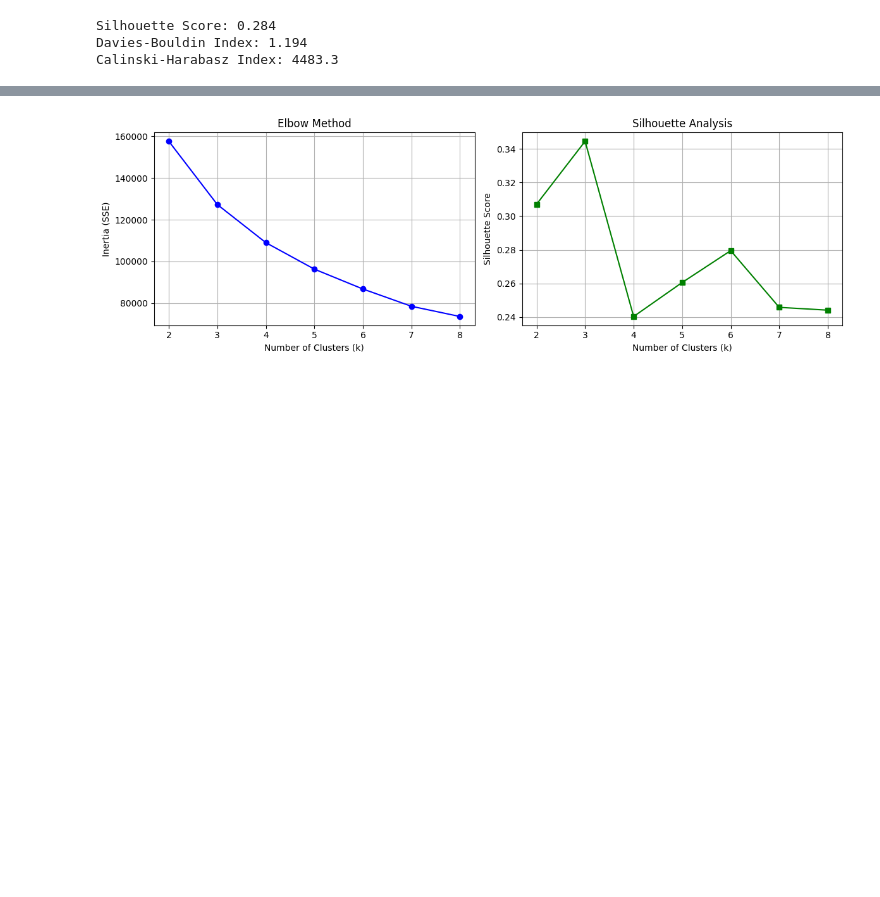
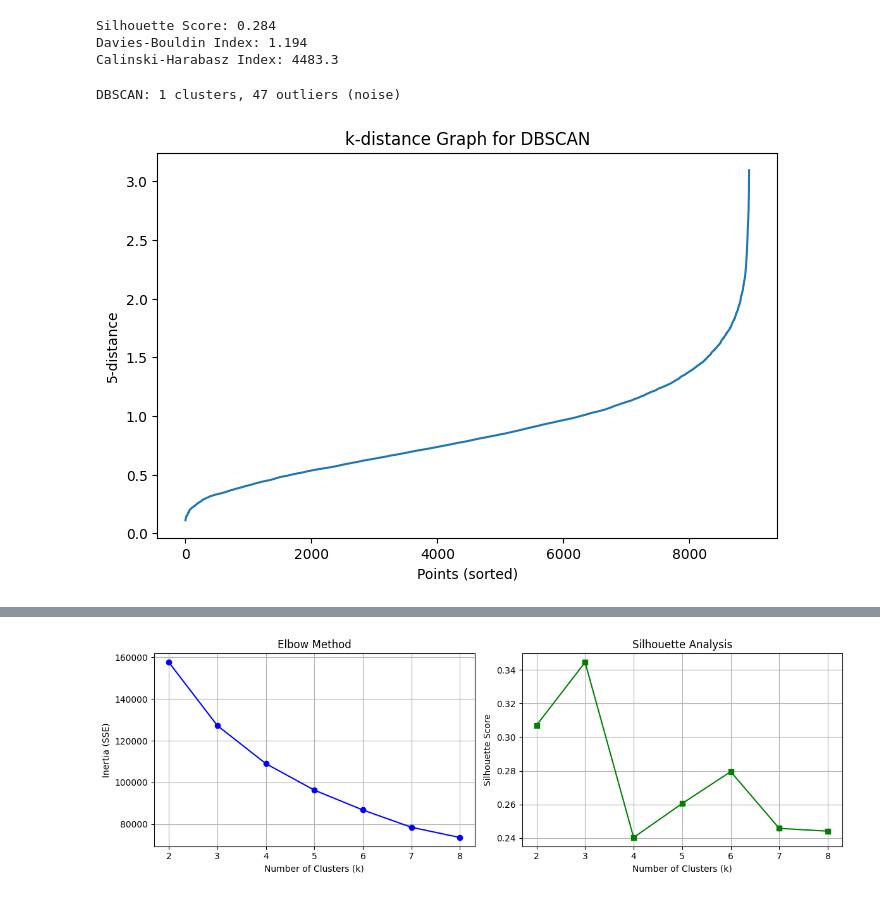
Before and after one commit to zeyad-mohvme-d/Machine-Learning, a Jupyter notebook: Notebook/Customer.ipynb, the cells around one changed output, grey strips where cells are left out. Cells and saved outputs as stored; diff of their text form; code cells hidden in the pictures; blank space fills up the shorter version.

```diff
--- a/Notebook/Customer.ipynb
+++ b/Notebook/Customer.ipynb
@@ -333,3 +333,46 @@ print(f"Calinski-Harabasz Index: {calinski_harabasz_score(df_scaled, clusters):.
 Silhouette Score: 0.284
 Davies-Bouldin Index: 1.194
 Calinski-Harabasz Index: 4483.3
+# %%
+from sklearn.cluster import DBSCAN
+
+dbscan = DBSCAN(eps=2, min_samples=5)
+dbscan_labels = dbscan.fit_predict(df_scaled)
+
+
+dbscan_labels
+
+n_clusters = len(set(dbscan_labels)) - (1 if -1 in dbscan_labels else 0)
+n_noise = list(dbscan_labels).count(-1)
+
+print(f"DBSCAN: {n_clusters} clusters, {n_noise} outliers (noise)")
+
+if n_clusters > 1:
+    mask = dbscan_labels != -1  # استبعد الـ noise
+    print("DBSCAN Silhouette (بدون noise):",
+          silhouette_score(df_scaled[mask], dbscan_labels[mask]))
+# %% [output]
+DBSCAN: 1 clusters, 47 outliers (noise)
+# %%
+from sklearn.neighbors import NearestNeighbors
+import numpy as np
+import matplotlib.pyplot as plt
+
+k = 5  # نفس min_samples
+
+neighbors = NearestNeighbors(n_neighbors=k)
+neighbors_fit = neighbors.fit(df_scaled)
+
+distances, indices = neighbors_fit.kneighbors(df_scaled)
+
+# ناخد أبعد جار (الـ k-th neighbor)
+k_distances = np.sort(distances[:, -1])
+
+plt.figure(figsize=(8, 5))
+plt.plot(k_distances)
+plt.xlabel("Points (sorted)")
+plt.ylabel(f"{k}-distance")
+plt.title("k-distance Graph for DBSCAN")
+plt.show()
+# %% [output]
+[figure, added]
```
Also changed, not shown: parts of 5 cells of this notebook.
